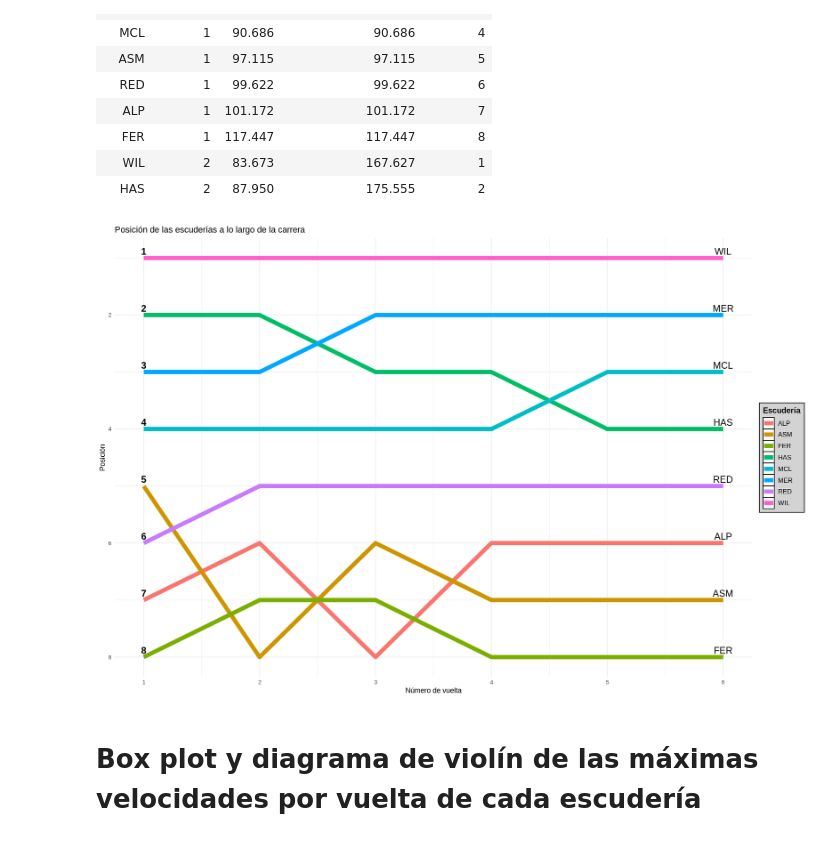
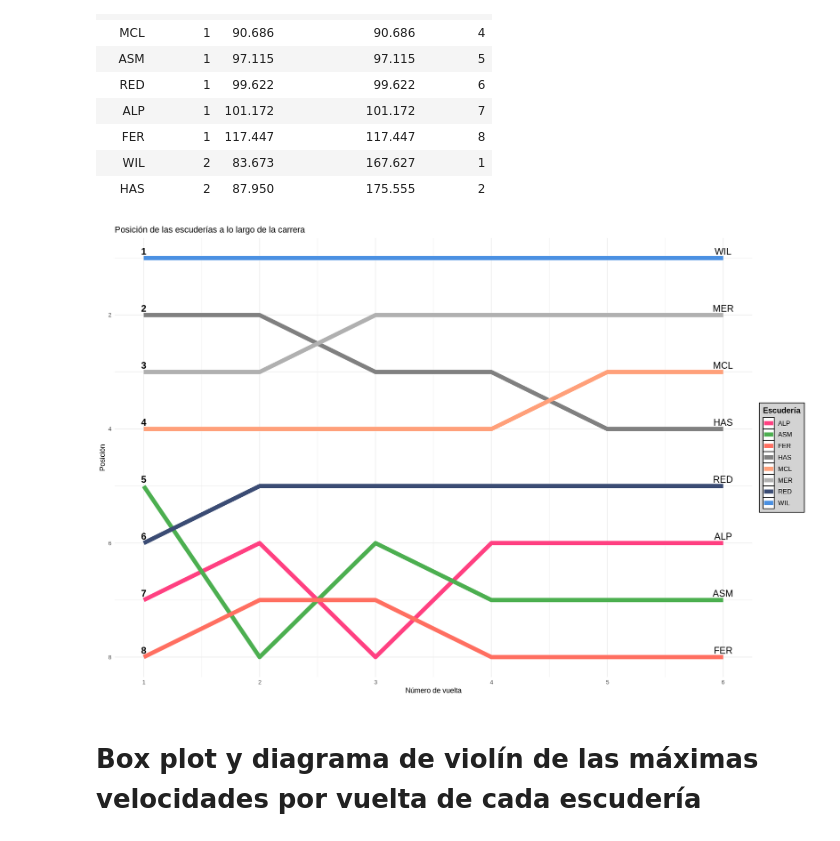
Before and after one commit to facundoandrisani/Telemetrias_Andrisani, a Jupyter notebook: Telemetrias_Andrisani.ipynb, the cells around one changed output. Cells and saved outputs as stored; diff of their text form; code cells hidden in the pictures.

```diff
--- a/Telemetrias_Andrisani.ipynb
+++ b/Telemetrias_Andrisani.ipynb
@@ -549,26 +544,34 @@ A tibble: 10 × 5
 # %%
 ggplot(tel4, aes(x = lapNum, y = posicion, color = carId, group = carId, fill = carId)) +
   geom_line(size = 3) +
   labs(x = "Número de vuelta", y = "Posición", title = "Posición de las escuderías a lo largo de la carrera", color = "Escudería") +
   theme_minimal() +
   geom_text(data = tel4 %>% filter(lapNum == 6),
             aes(label = carId),
             vjust = -0.5, size = 5, color = "black") +
   geom_text(data = tel4 %>% filter(lapNum == 1),
             aes(label = as.character(posicion)),
             vjust = -0.5, size = 5, color = "black", fontface = "bold") +
   scale_x_continuous(
     breaks = seq(1, max(tel4$lapNum), by = 1),
     labels = as.character(seq(1, max(tel4$lapNum), by = 1))
   ) +
   scale_y_reverse() +
   theme(legend.title = element_text(size = 12, face = "bold"),
     legend.text = element_text(size = 10),
     legend.key = element_rect(fill = "white", color = "black", size = 0.5),
     legend.background = element_rect(fill = "lightgray", color = "black", size = 0.5)
-  )
+  ) +
+  scale_color_manual(values = c("FER" = "#FF6F61",    # Rojo suave (Ferrari)
+                               "RED" = "#3B4C74",    # Azul grisáceo (Red Bull)
+                               "MCL" = "#FFA07A",    # Naranja claro (McLaren)
+                               "MER" = "#B0B0B0",    # Gris suave (Mercedes)
+                               "ASM" = "#4CAF50",    # Verde claro (Aston Martin)
+                               "ALP" = "#FF4081",    # Rosa suave (Alpine)
+                               "WIL" = "#4A90E2",    # Azul claro (Williams)
+                               "HAS" = "#808080"))    # Gris (Haas)
 # %% [output]
-[figure, old version]
+[figure, new version]
 # %% [markdown]
 # **Box plot y diagrama de violín de las máximas velocidades por vuelta de cada escudería**
 # %% [markdown]
```
Also changed, not shown: parts of 6 cells of this notebook.
